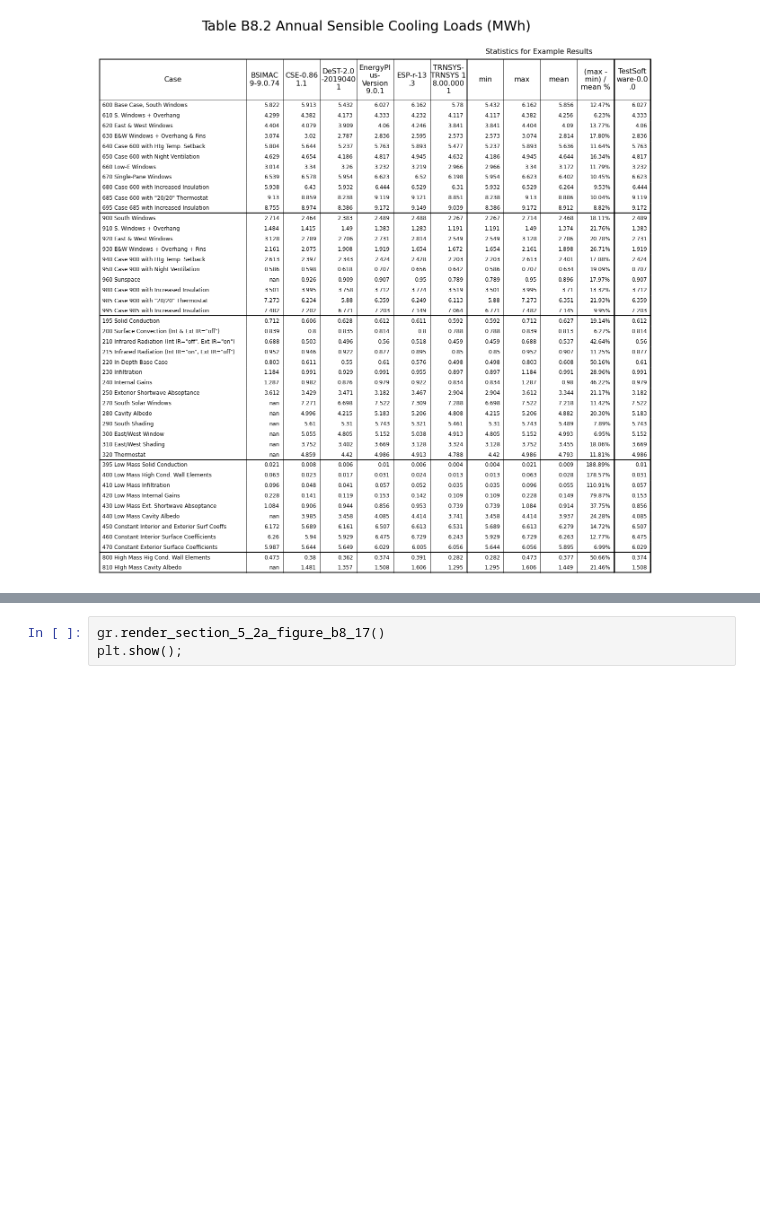
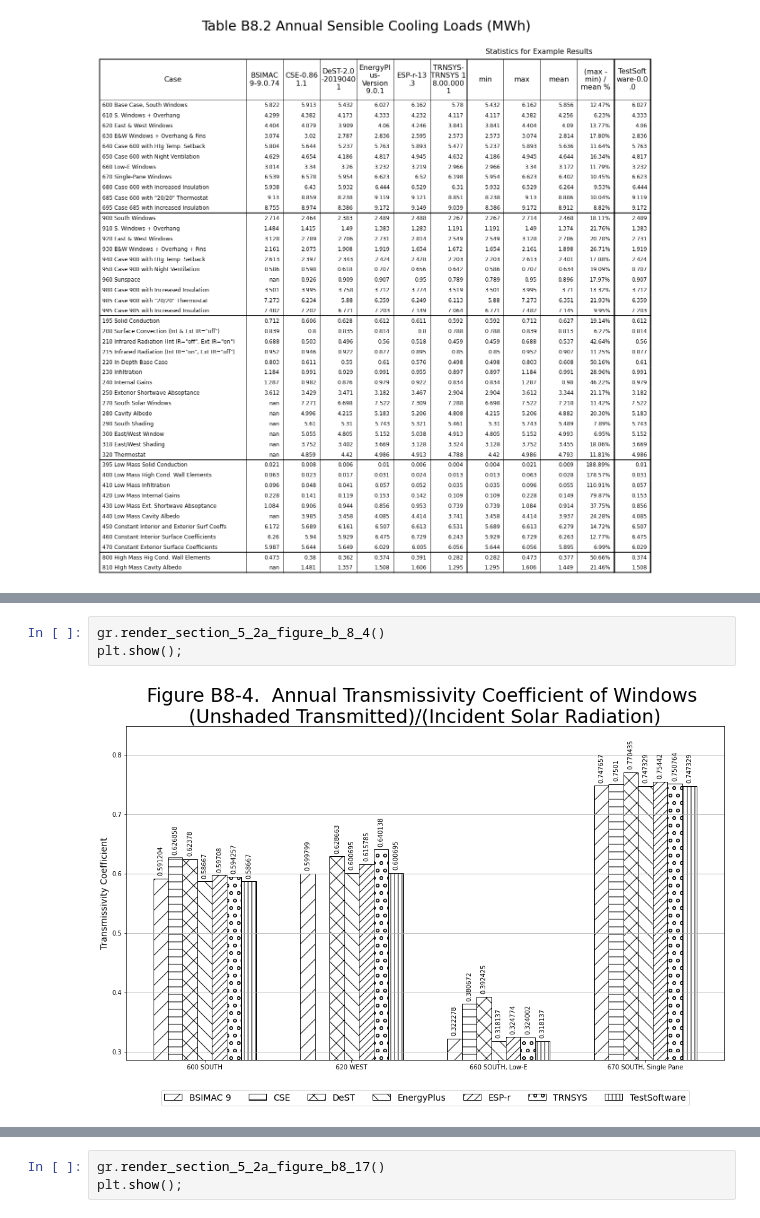
Before and after one commit to JasonGlazer/ashrae-140-automation, a Jupyter notebook: rendered/notebooks/test_notebook.ipynb, the cells around one changed output, grey strips where cells are left out. Drawn from its saved outputs; the diff is of its cells as text; blank space fills up the shorter version.

```diff
--- a/rendered/notebooks/test_notebook.ipynb
+++ b/rendered/notebooks/test_notebook.ipynb
@@ -55,0 +57,5 @@ plt.show();
+# %%
+gr.render_section_5_2a_figure_b_8_4()
+plt.show();
+# %% [output]
+[figure, added]
```
Also changed, not shown: parts of 10 cells of this notebook, 9 other files.
